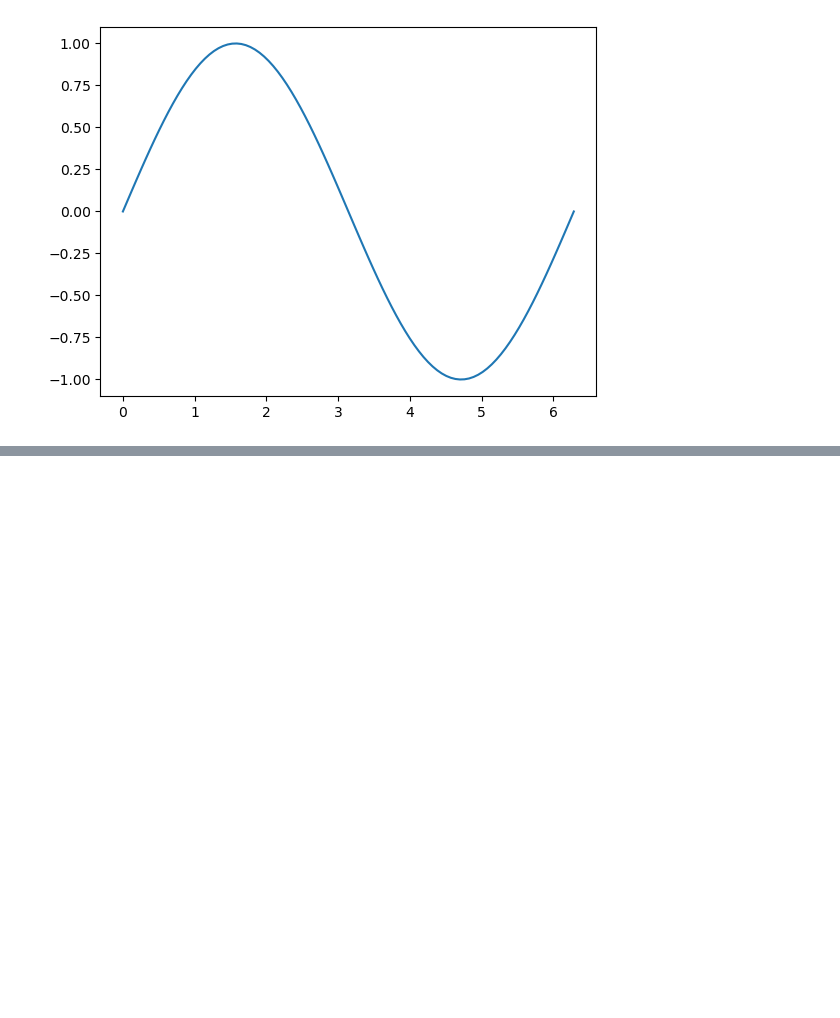
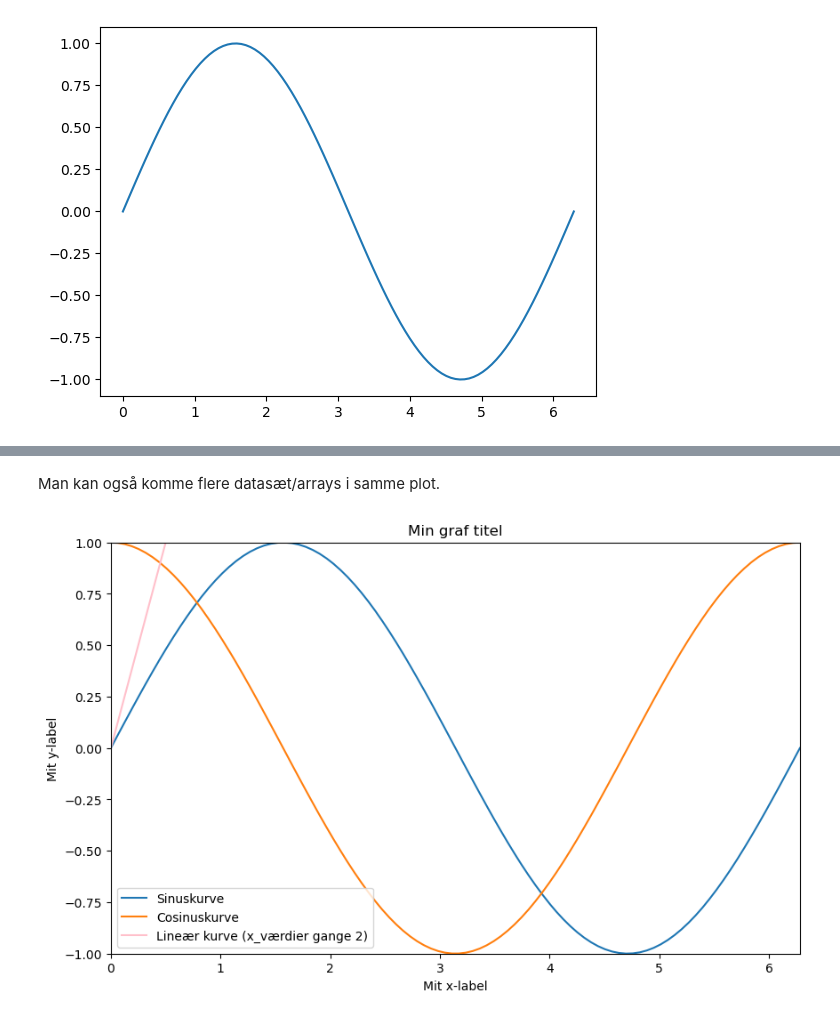
Before and after one commit to UNF-ML-Camp/ML-Camp-2025, a Jupyter notebook: Introduktion til programmering/Udvidet programmering.ipynb, the cells around one changed output, grey strips where cells are left out. Cells and saved outputs as stored; diff of their text form; code cells hidden in the pictures; blank space fills up the shorter version.

```diff
--- a/Introduktion til programmering/Udvidet programmering.ipynb
+++ b/Introduktion til programmering/Udvidet programmering.ipynb
@@ -731,0 +746,20 @@ XXX Husk at have importering af data et sted. Nok i løbet af matplotlib sektion
+# %% [markdown]
+Man kan også komme flere datasæt/arrays i samme plot.
+# %%
+y_værdier_cosinus = np.cos(x_værdier)
+y_værdier_lineær = x_værdier * 2
+
+figur = plt.figure(figsize=(10, 6))
+
+plt.plot(x_værdier, y_værdier, label="Sinuskurve")
+plt.plot(x_værdier, y_værdier_cosinus, label="Cosinuskurve")
+plt.plot(x_værdier, y_værdier_lineær, label="Lineær kurve (x_værdier gange 2)", color = "pink")
+plt.title("Min graf titel")
+plt.ylim(-1, 1)
+plt.xlim(0, 2 * np.pi)
+plt.xlabel("Mit x-label")
+plt.ylabel("Mit y-label")
+plt.legend()
+plt.show()
+# %% [output]
+[figure, added]
```
Also changed, not shown: parts of 16 cells of this notebook, 4 other files.
